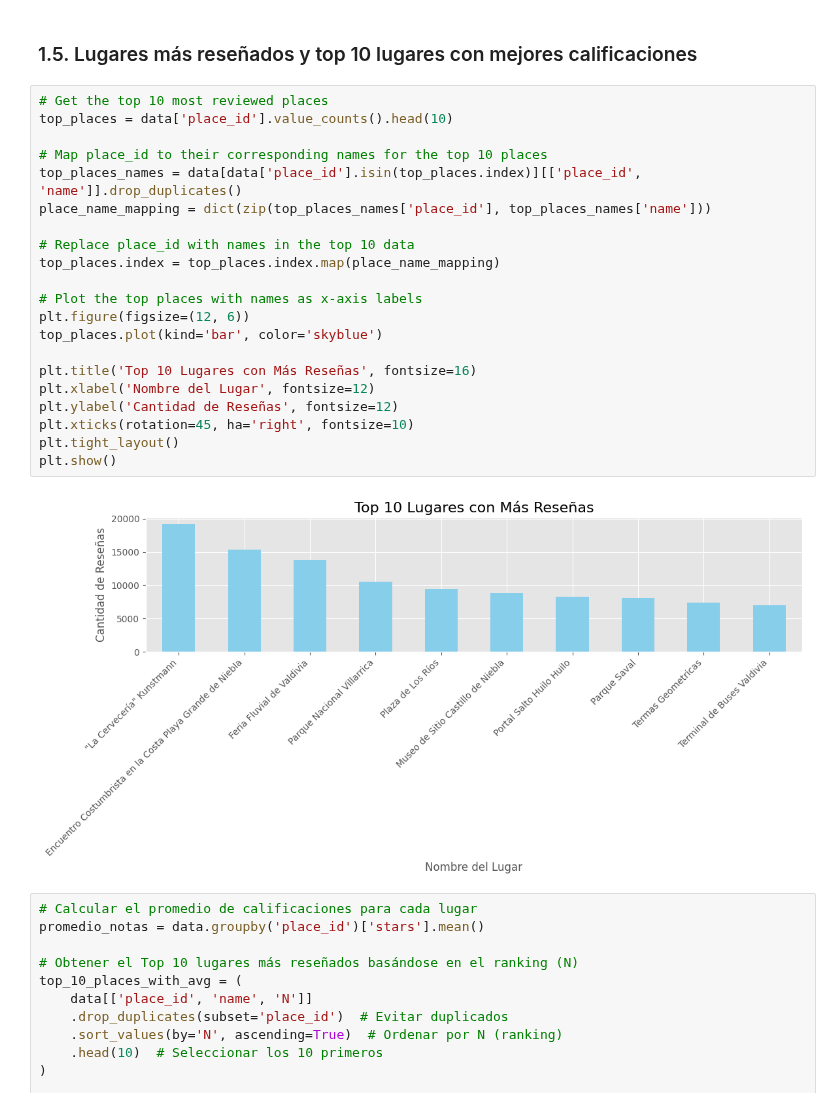
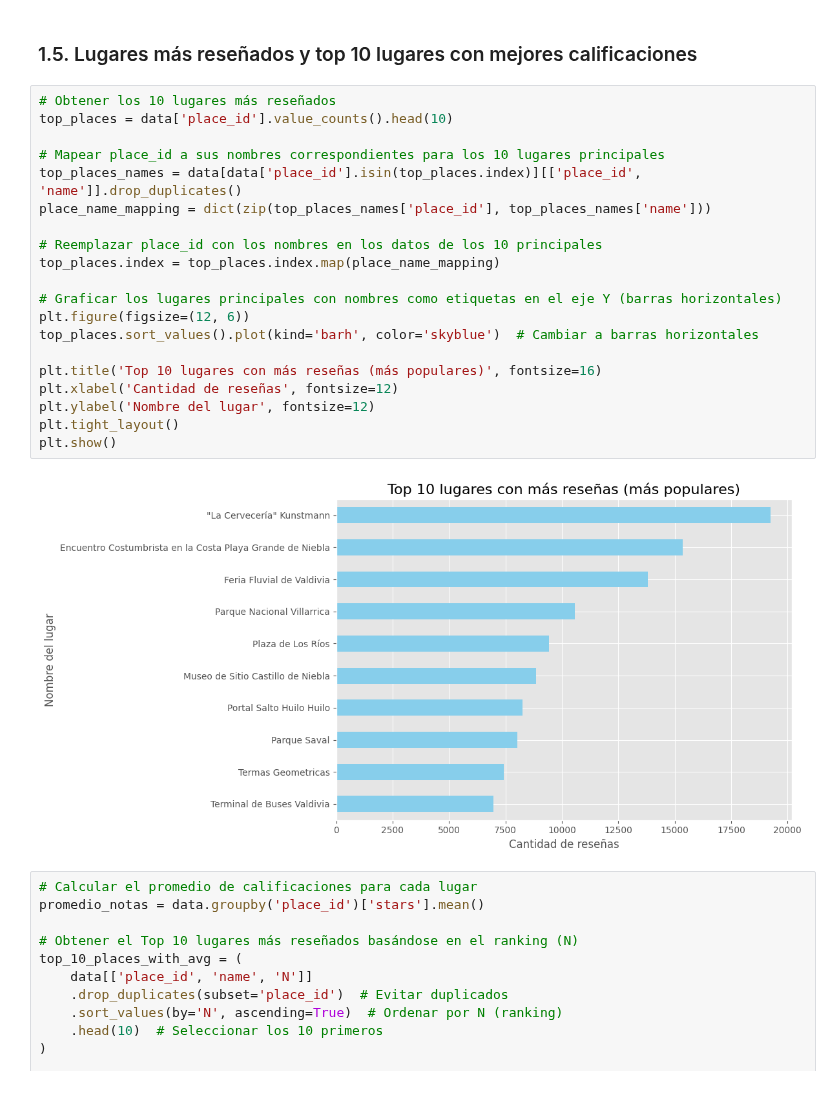
Before and after one commit to RiveraCamilo/Tarea_Final_Redes, a Jupyter notebook: notebooks/1. Analisis_exploratorio.ipynb, the cells around one changed output. Drawn from its saved outputs; the diff is of its cells as text.

```diff
--- a/notebooks/1. Analisis_exploratorio.ipynb
+++ b/notebooks/1. Analisis_exploratorio.ipynb
@@ -187,28 +187,27 @@ En el heatmap se observa un patrón claro donde los meses de verano (enero a mar
 # %% [markdown]
 ### 1.5. Lugares más reseñados y top 10 lugares con mejores calificaciones
 # %%
-# Get the top 10 most reviewed places
+# Obtener los 10 lugares más reseñados
 top_places = data['place_id'].value_counts().head(10)
 
-# Map place_id to their corresponding names for the top 10 places
+# Mapear place_id a sus nombres correspondientes para los 10 lugares principales
 top_places_names = data[data['place_id'].isin(top_places.index)][['place_id', 'name']].drop_duplicates()
 place_name_mapping = dict(zip(top_places_names['place_id'], top_places_names['name']))
 
-# Replace place_id with names in the top 10 data
+# Reemplazar place_id con los nombres en los datos de los 10 principales
 top_places.index = top_places.index.map(place_name_mapping)
 
-# Plot the top places with names as x-axis labels
+# Graficar los lugares principales con nombres como etiquetas en el eje Y (barras horizontales)
 plt.figure(figsize=(12, 6))
-top_places.plot(kind='bar', color='skyblue')
+top_places.sort_values().plot(kind='barh', color='skyblue')  # Cambiar a barras horizontales
 
-plt.title('Top 10 Lugares con Más Reseñas', fontsize=16)
-plt.xlabel('Nombre del Lugar', fontsize=12)
-plt.ylabel('Cantidad de Reseñas', fontsize=12)
-plt.xticks(rotation=45, ha='right', fontsize=10)
+plt.title('Top 10 lugares con más reseñas (más populares)', fontsize=16)
+plt.xlabel('Cantidad de reseñas', fontsize=12)
+plt.ylabel('Nombre del lugar', fontsize=12)
 plt.tight_layout()
 plt.show()
 # %% [output]
-[figure, old version]
+[figure, new version]
 # %%
 # Calcular el promedio de calificaciones para cada lugar
 promedio_notas = data.groupby('place_id')['stars'].mean()
```
Also changed, not shown: parts of 9 cells of this notebook.
